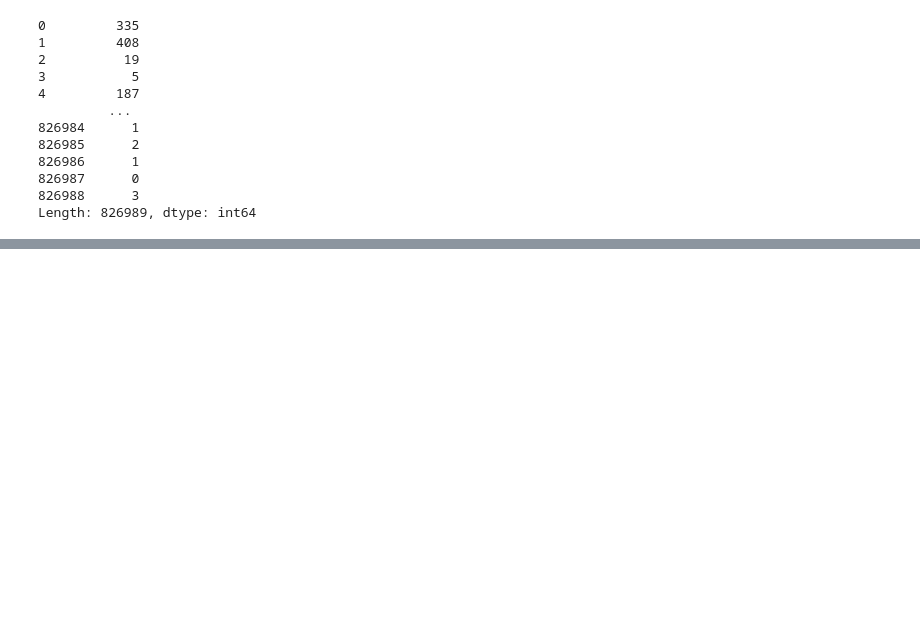
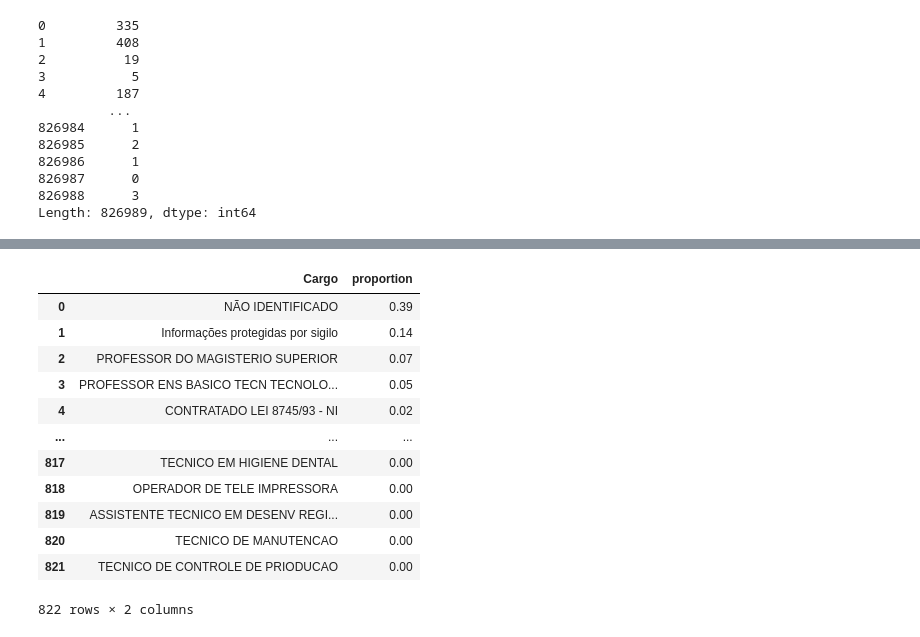
Before and after one commit to araujojv/Estudos_py_ml, a Jupyter notebook: analise_de_dados/projeto_pandas_governo/teste.ipynb, the cells around one changed output, grey strips where cells are left out. Drawn from its saved outputs; the diff is of its cells as text; code cells hidden in the pictures; blank space fills up the shorter version.

```diff
--- a/analise_de_dados/projeto_pandas_governo/teste.ipynb
+++ b/analise_de_dados/projeto_pandas_governo/teste.ipynb
@@ -114,0 +359,17 @@ df_viagens
+# %%
+df_cargos = df_viagens["Cargo"].value_counts(normalize=True).reset_index()
+df_cargos
+# %% [output]
+|  | Cargo | proportion |
+| 0 | NÃO IDENTIFICADO | 0.39 |
+| 1 | Informações protegidas por sigilo | 0.14 |
+| 2 | PROFESSOR DO MAGISTERIO SUPERIOR | 0.07 |
+| 3 | PROFESSOR ENS BASICO TECN TECNOLO... | 0.05 |
+| 4 | CONTRATADO LEI 8745/93 - NI | 0.02 |
+| ... | ... | ... |
+| 817 | TECNICO EM HIGIENE DENTAL | 0.00 |
+| 818 | OPERADOR DE TELE IMPRESSORA | 0.00 |
+| 819 | ASSISTENTE TECNICO EM DESENV REGI... | 0.00 |
+| 820 | TECNICO DE MANUTENCAO | 0.00 |
+| 821 | TECNICO DE CONTROLE DE PRIODUCAO | 0.00 |
+822 rows × 2 columns
```
Also changed, not shown: parts of 16 cells of this notebook.
